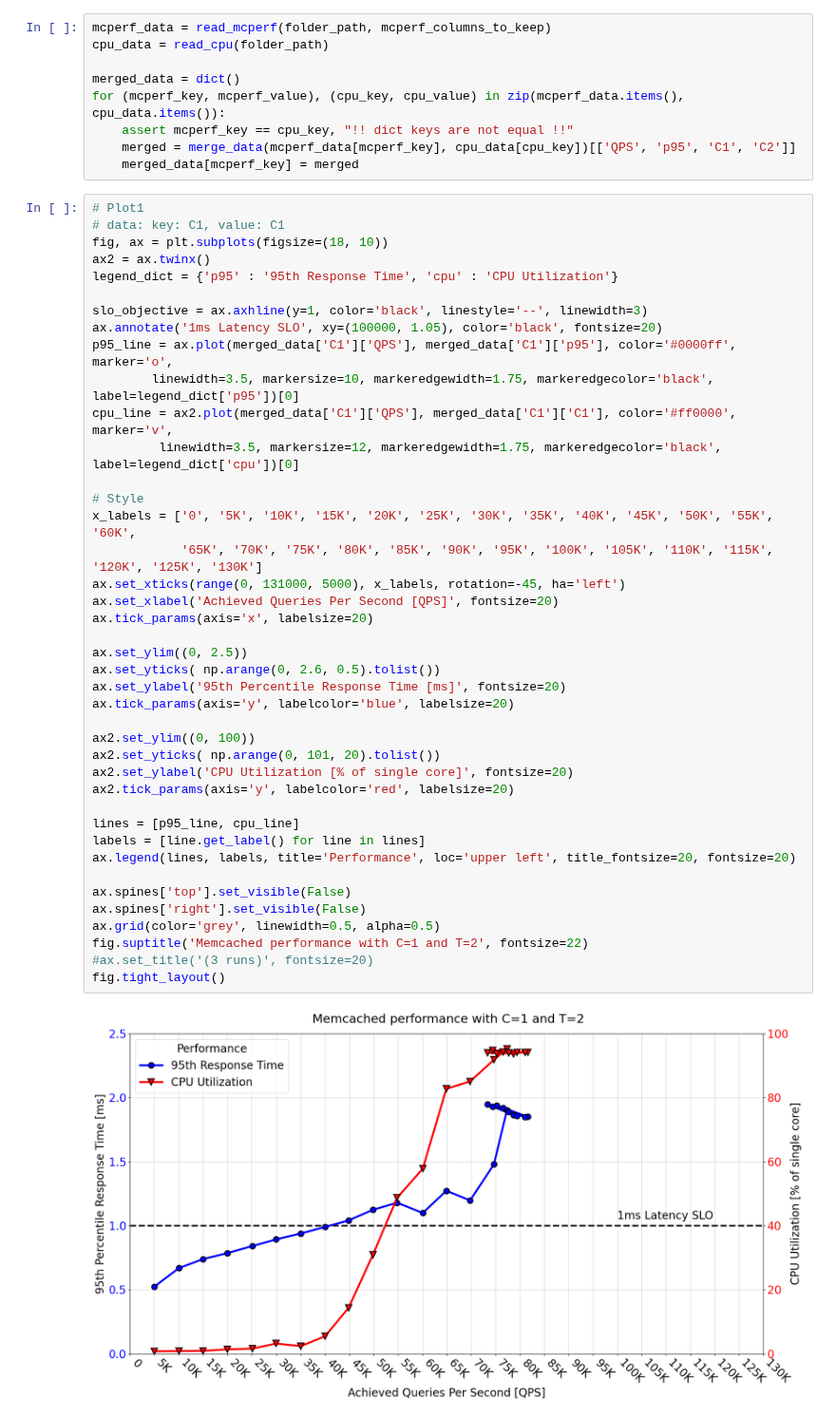
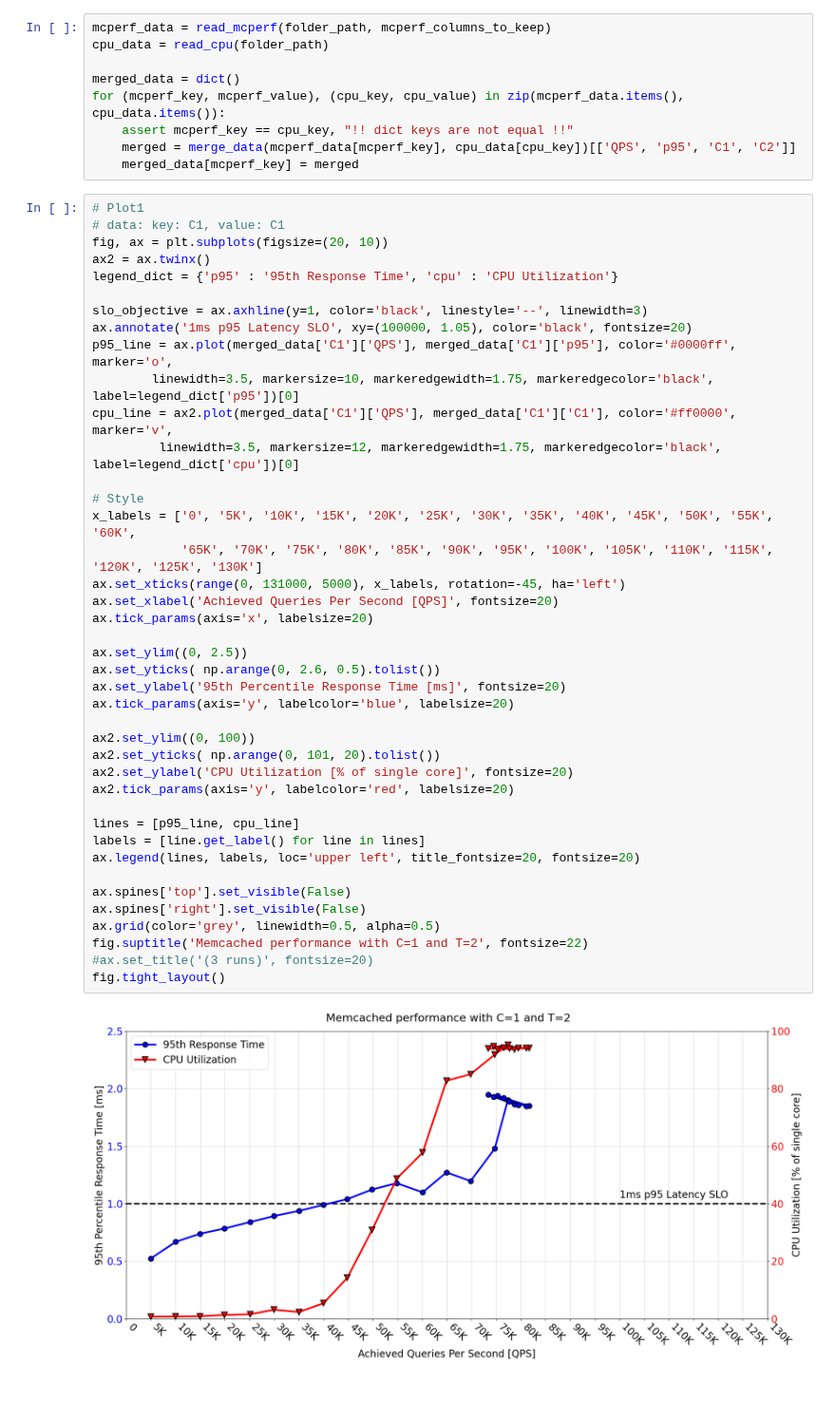
Before and after one commit to czanoli/ETH-Cloud-Computing-Architectures-2024, a Jupyter notebook: part4/plots1d.ipynb, the cells around one changed output. Shown at 95% size. Cells and saved outputs as stored; diff of their text form; blank space fills up the shorter version.

Commit message:
minor changes to plots

```diff
--- a/part4/plots1d.ipynb
+++ b/part4/plots1d.ipynb
@@ -90,46 +90,46 @@ for (mcperf_key, mcperf_value), (cpu_key, cpu_value) in zip(mcperf_data.items(),
 # %%
 # Plot1
 # data: key: C1, value: C1
-fig, ax = plt.subplots(figsize=(18, 10))
+fig, ax = plt.subplots(figsize=(20, 10))
 ax2 = ax.twinx()
 legend_dict = {'p95' : '95th Response Time', 'cpu' : 'CPU Utilization'}
 
 slo_objective = ax.axhline(y=1, color='black', linestyle='--', linewidth=3)
-ax.annotate('1ms Latency SLO', xy=(100000, 1.05), color='black', fontsize=20)
+ax.annotate('1ms p95 Latency SLO', xy=(100000, 1.05), color='black', fontsize=20)
 p95_line = ax.plot(merged_data['C1']['QPS'], merged_data['C1']['p95'], color='#0000ff', marker='o',
         linewidth=3.5, markersize=10, markeredgewidth=1.75, markeredgecolor='black', label=legend_dict['p95'])[0]
 cpu_line = ax2.plot(merged_data['C1']['QPS'], merged_data['C1']['C1'], color='#ff0000', marker='v',
          linewidth=3.5, markersize=12, markeredgewidth=1.75, markeredgecolor='black', label=legend_dict['cpu'])[0]
 
 # Style
 x_labels = ['0', '5K', '10K', '15K', '20K', '25K', '30K', '35K', '40K', '45K', '50K', '55K', '60K',
             '65K', '70K', '75K', '80K', '85K', '90K', '95K', '100K', '105K', '110K', '115K', '120K', '125K', '130K']
 ax.set_xticks(range(0, 131000, 5000), x_labels, rotation=-45, ha='left')
 ax.set_xlabel('Achieved Queries Per Second [QPS]', fontsize=20)
 ax.tick_params(axis='x', labelsize=20)
 
 ax.set_ylim((0, 2.5))
 ax.set_yticks( np.arange(0, 2.6, 0.5).tolist())
 ax.set_ylabel('95th Percentile Response Time [ms]', fontsize=20)
 ax.tick_params(axis='y', labelcolor='blue', labelsize=20)
 
 ax2.set_ylim((0, 100))
 ax2.set_yticks( np.arange(0, 101, 20).tolist())
 ax2.set_ylabel('CPU Utilization [% of single core]', fontsize=20)
 ax2.tick_params(axis='y', labelcolor='red', labelsize=20)
 
 lines = [p95_line, cpu_line]
 labels = [line.get_label() for line in lines]
-ax.legend(lines, labels, title='Performance', loc='upper left', title_fontsize=20, fontsize=20)
+ax.legend(lines, labels, loc='upper left', title_fontsize=20, fontsize=20)
 
 ax.spines['top'].set_visible(False)
 ax.spines['right'].set_visible(False)
 ax.grid(color='grey', linewidth=0.5, alpha=0.5)
 fig.suptitle('Memcached performance with C=1 and T=2', fontsize=22)
 #ax.set_title('(3 runs)', fontsize=20)
 fig.tight_layout()
 # %% [output]
-[figure, old version]
+[figure, new version]
 # %%
 # Plot2
 # data: key: C2, value: C1+C2
```
Also changed, not shown: parts of 1 cell of this notebook, 1 other file.
